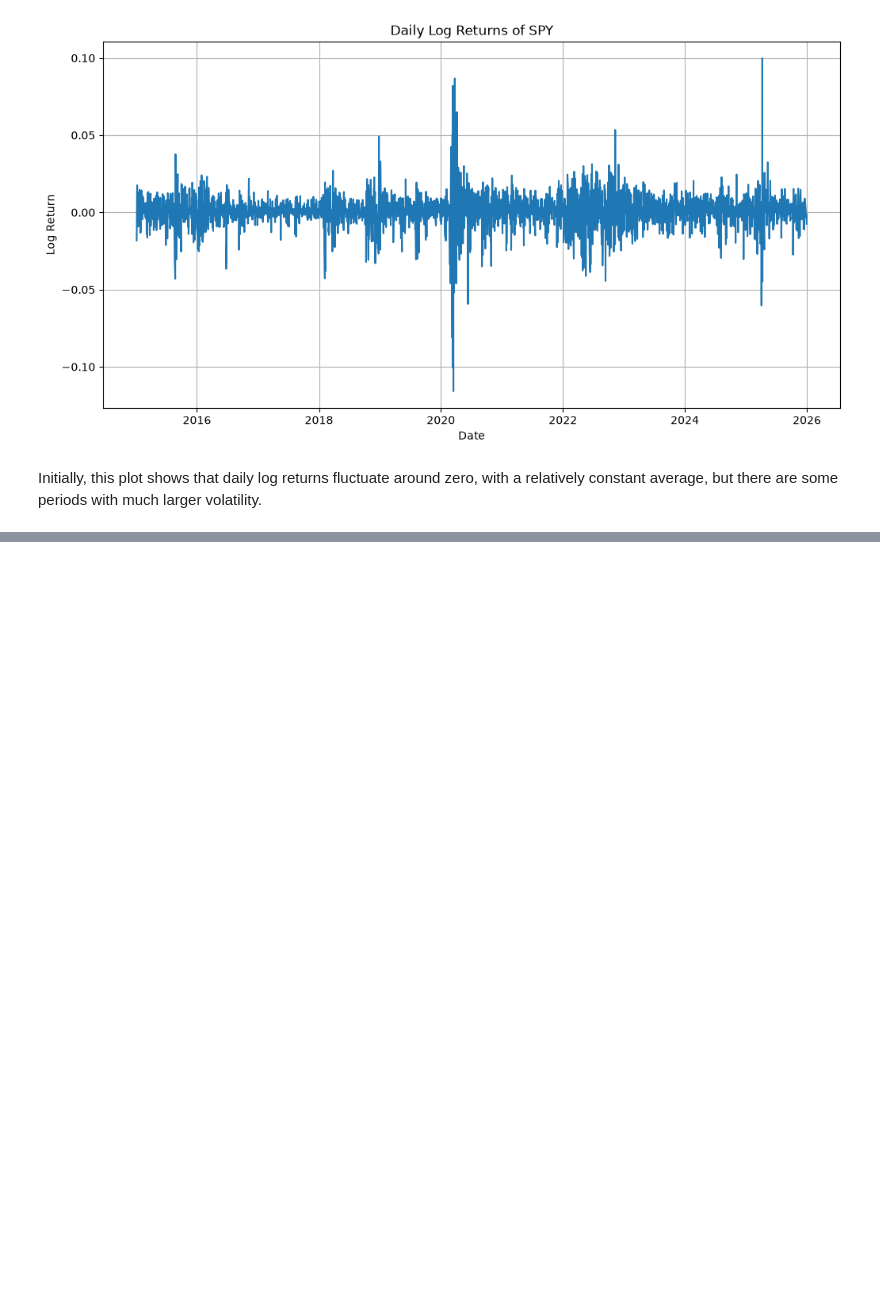
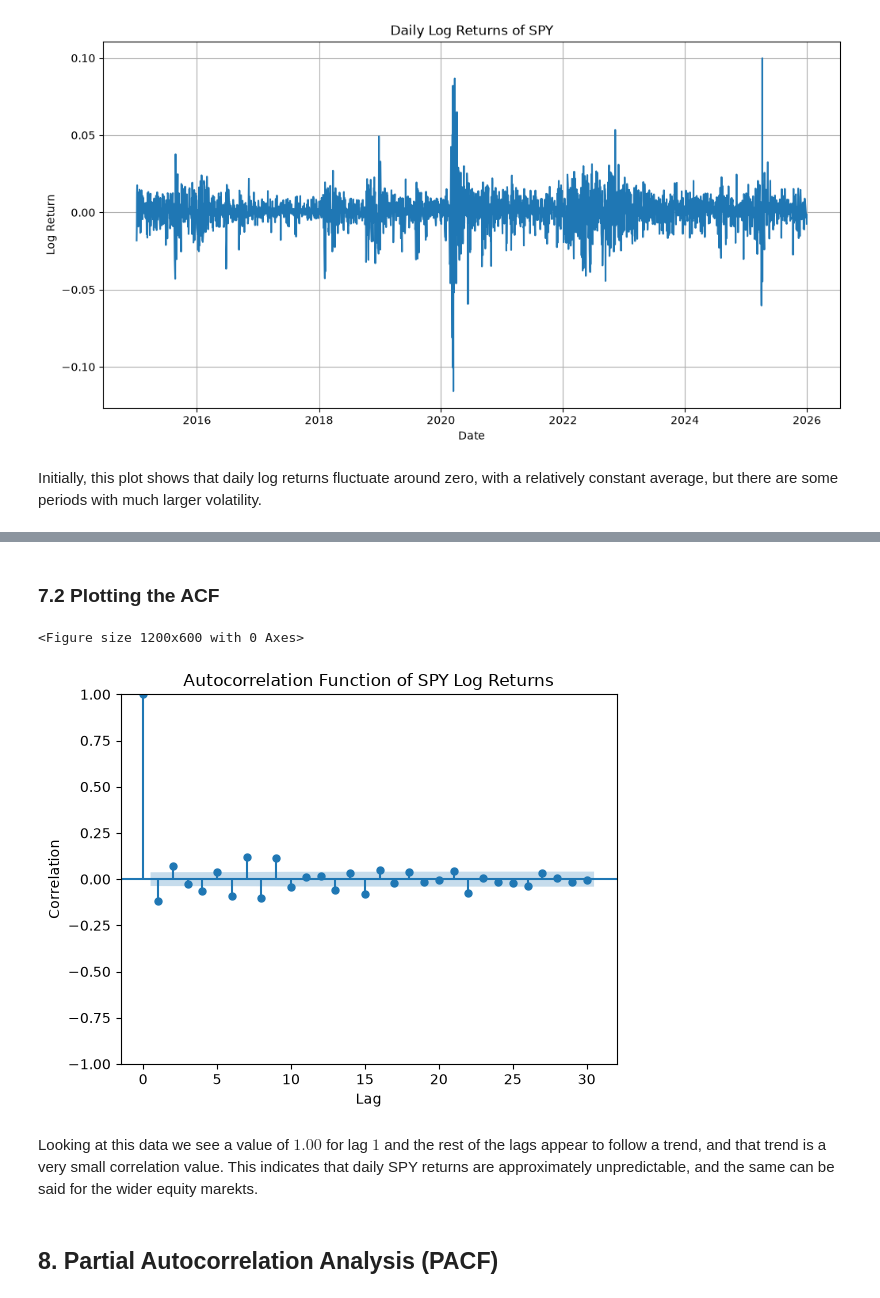
Before and after one commit to evanmartin21/Quant-Summer-Research-Project, a Jupyter notebook: notebooks/02_time_series_analysis.ipynb, the cells around one changed output, grey strips where cells are left out. Drawn from its saved outputs; the diff is of its cells as text; code cells hidden in the pictures; blank space fills up the shorter version.

Commit message:
Continue Notebook 2: time series analysis

```diff
--- a/notebooks/02_time_series_analysis.ipynb
+++ b/notebooks/02_time_series_analysis.ipynb
@@ -67,0 +216,19 @@ Initially, this plot shows that daily log returns fluctuate around zero, with a
+# %% [markdown]
+### 7.2 Plotting the ACF
+# %%
+plt.figure(figsize=(12,6))
+
+plot_acf(spy["Log_Return"], lags=30)
+
+plt.title("Autocorrelation Function of SPY Log Returns")
+plt.xlabel("Lag")
+plt.ylabel("Correlation")
+
+plt.show()
+# %% [output]
+<Figure size 1200x600 with 0 Axes>
+[figure, added]
+# %% [markdown]
+Looking at this data we see a value of $1.00$ for lag $1$ and the rest of the lags appear to follow a trend, and that trend is a very small correlation value. This indicates that daily SPY returns are approximately unpredictable, and the same can be said for the wider equity marekts.
+# %% [markdown]
+## 8. Partial Autocorrelation Analysis (PACF)
```
Also changed, not shown: parts of 21 cells of this notebook, 1 other file.
